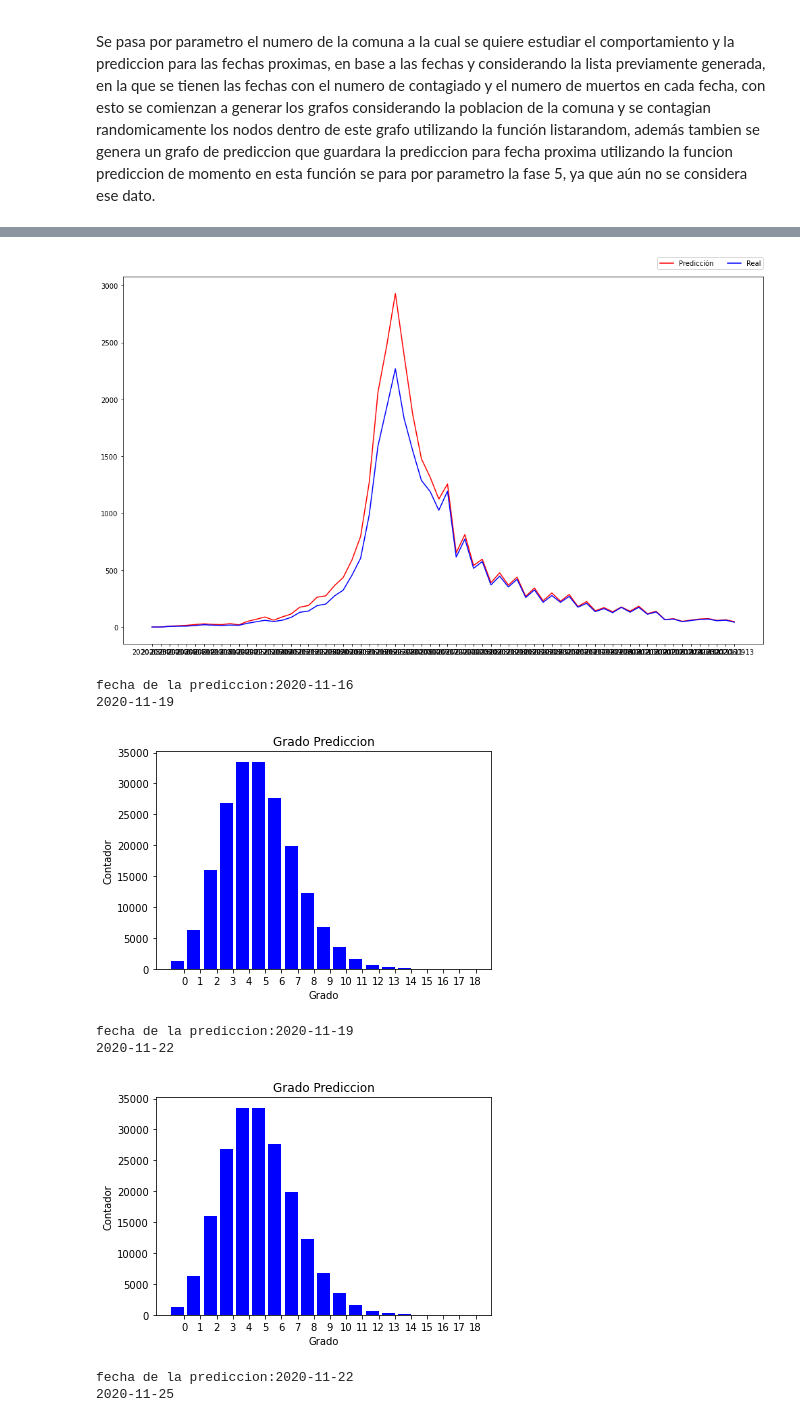
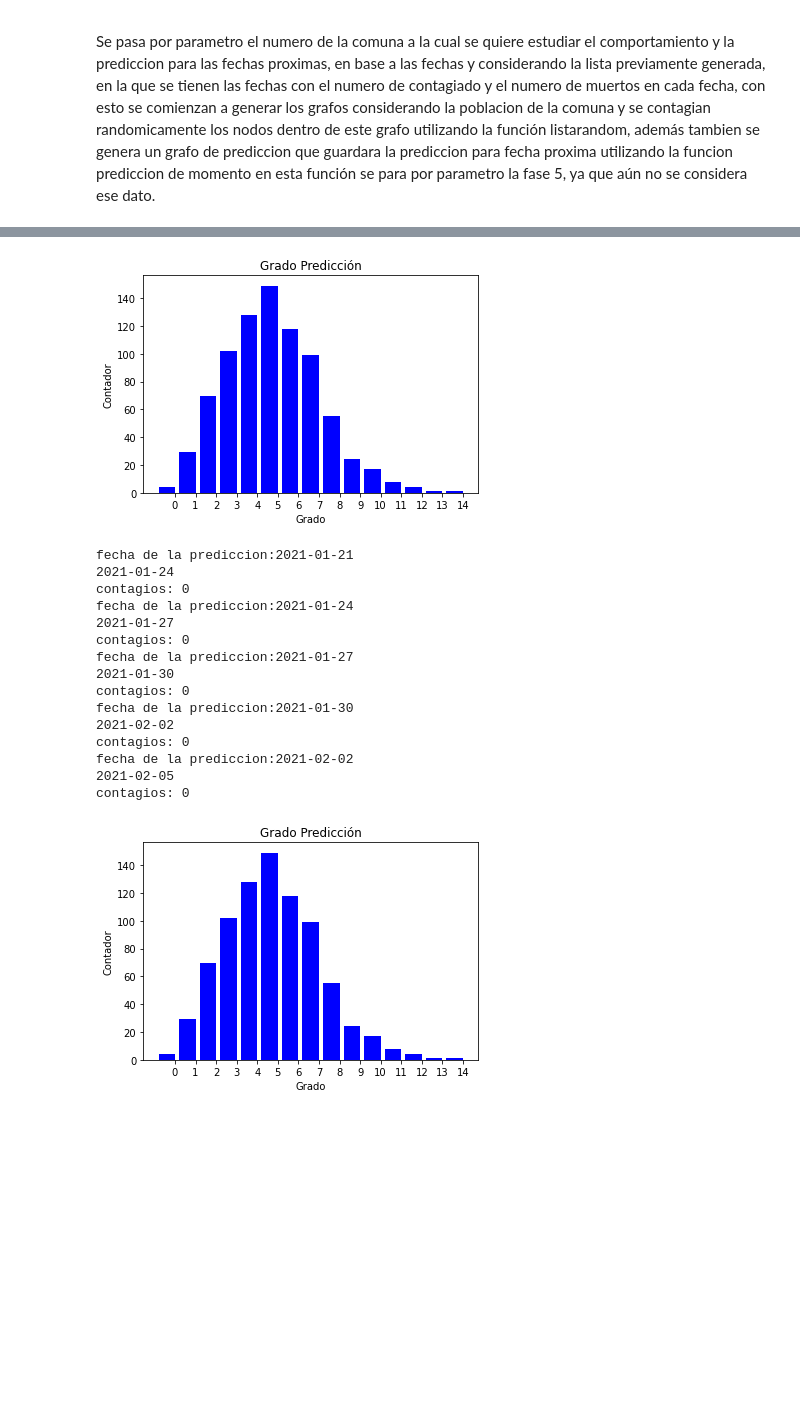
Before and after one commit to brandi003/bd3, a Jupyter notebook: BD_proy2.ipynb, the cells around one changed output, grey strips where cells are left out. Cells and saved outputs as stored; diff of their text form; code cells hidden in the pictures; blank space fills up the shorter version.

```diff
--- a/BD_proy2.ipynb
+++ b/BD_proy2.ipynb
@@ -333,7 +335,7 @@ def get_comuna(i,datos):
         aux=infectados_prediccion
     return [G,G_prediccion,probabilidad,array_prediccion_infecciones,array_real_infecciones]
 # %%
-aux=get_comuna(13,datos)
+aux=get_comuna(3,datos)
 G=aux[0]
 G_prediccion=aux[1]
 # %% [output]
@@ -363,17 +383,27 @@ nx.closeness_centrality(G)
+# %%
+degree_histogram(G_prediccion[0],"Predicción")
+# %% [output]
+[figure, added]
 # %%
-
-
 for i in range (0,5):
     print("fecha de la prediccion:"+str(G_prediccion[1]))
     G_prediccion=Predecir(G_prediccion[0],5, G_prediccion[2],str(G_prediccion[1]))
-    degree_histogram(G_prediccion[0],"Prediccion")
+    print("contagios:",contar_contagiados(G_prediccion[0]))
+degree_histogram(G_prediccion[0],"Predicción")
 # %% [output]
+fecha de la prediccion:2021-01-21
+2021-01-24
+contagios: 0
+fecha de la prediccion:2021-01-24
+2021-01-27
+contagios: 0
+fecha de la prediccion:2021-01-27
+2021-01-30
+contagios: 0
+fecha de la prediccion:2021-01-30
+2021-02-02
+contagios: 0
+fecha de la prediccion:2021-02-02
+2021-02-05
+contagios: 0
-[figure, old version]
+[figure, new version]
-fecha de la prediccion:2020-11-16
-2020-11-19
-[figure, removed]
-fecha de la prediccion:2020-11-19
-2020-11-22
-[figure, removed]
-fecha de la prediccion:2020-11-22
-2020-11-25
```
Also changed, not shown: parts of 19 cells of this notebook.
